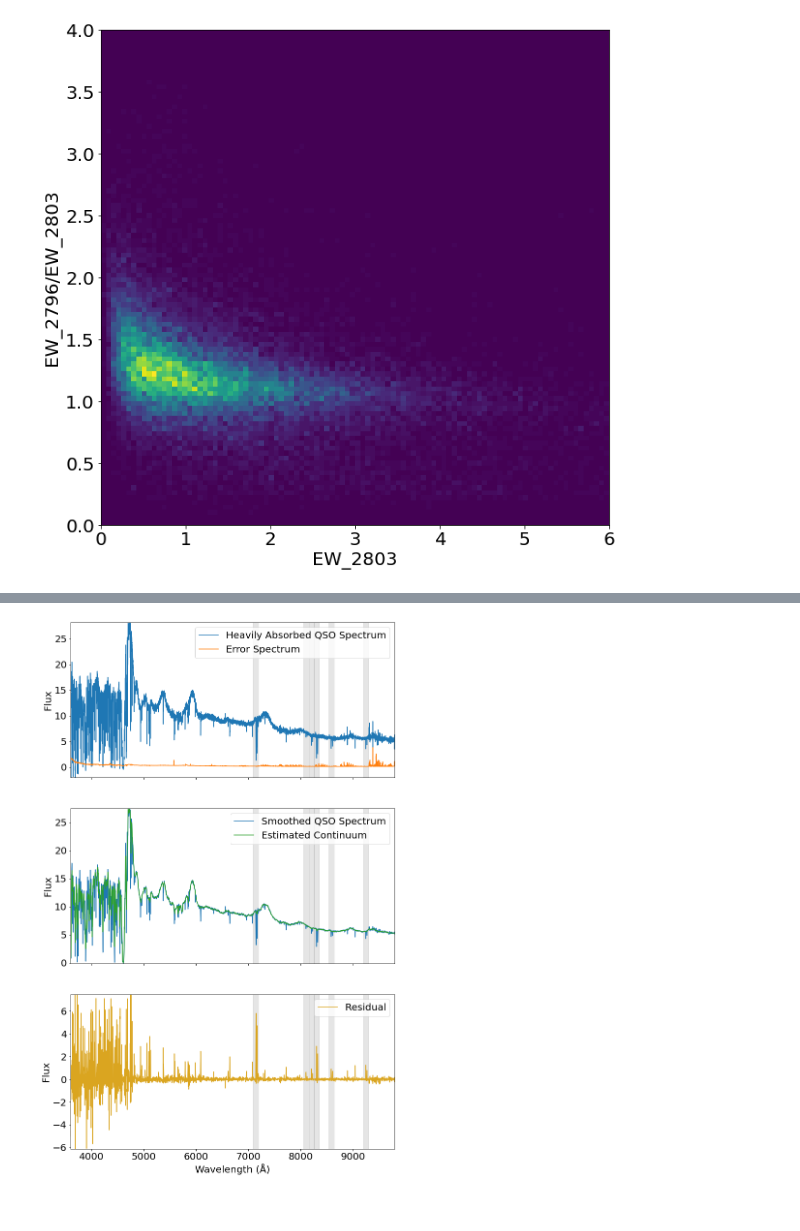
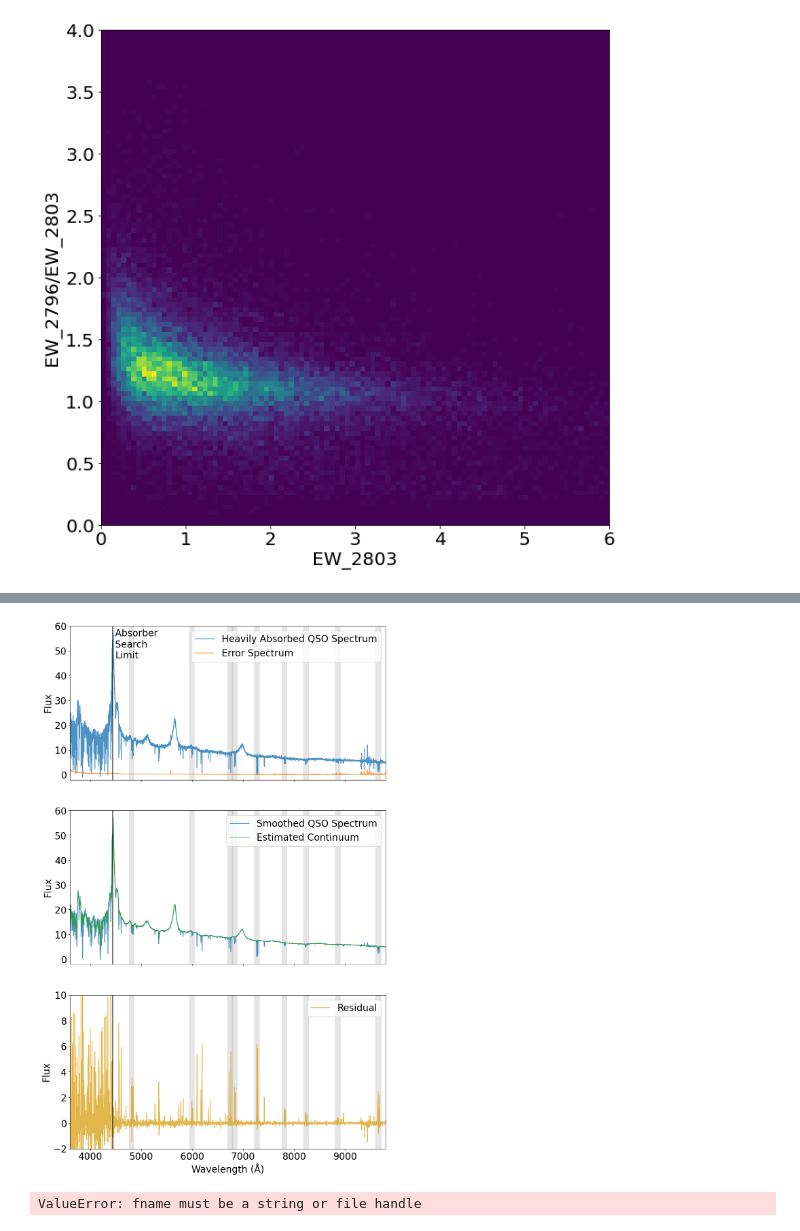
Before and after one commit to LNapolitano/QSO_AB, a Jupyter notebook: Eval_MgII_Cats.ipynb, the cells around one changed output, grey strips where cells are left out. Drawn from its saved outputs; the diff is of its cells as text; code cells hidden in the pictures.

```diff
--- a/Eval_MgII_Cats.ipynb
+++ b/Eval_MgII_Cats.ipynb
@@ -245,6 +397,8 @@ plt.show()
 [figure]
 [figure]
 # %%
+#old 39627776285740167
+
 plt.rcParams.update({'font.size': 20})
 
 #Cell to creat the 6abs plot in paper, don't delete again you dummy
@@ -255,7 +409,7 @@ med_filt_size_tight = 19
 med_filt_size_wide = 39
 
 #TID = 39627776285740167
-MgII_cat_inds = np.where(MgII_cat['TARGETID'] == 39627776285740167)[0]
+MgII_cat_inds = np.where(MgII_cat['TARGETID'] == 39627787799106526)[0]
 
 fi = MgII_cat_inds[0]
 
@@ -281,35 +435,42 @@ cont_est = c_tight*(1-np.arange(f_scale )/f_scale) + c_wide*(np.arange(f_scale )
 
 f, (ax0, ax1, ax2) = plt.subplots(3,1,sharex=True,figsize=(12,20))
 
-ax0.plot(x_spc,y_flx,label = 'Heavily Absorbed QSO Spectrum')
-ax0.plot(x_spc,y_err,label = 'Error Spectrum')
+ax0.plot(x_spc,y_flx,label = 'Heavily Absorbed QSO Spectrum',alpha=0.8)
+ax0.plot(x_spc,y_err,label = 'Error Spectrum',alpha=0.8)
+ax0.axvline(1216*(1+MgII_cat['Z_QSO'][fi]),c='k')
+ax0.text(50+1216*(1+MgII_cat['Z_QSO'][fi]),y=47,s='Absorber \nSearch \nLimit',c='k')
 for z in z_abs:
     ax0.fill_betweenx([-100,100], first_line_wave*(1+float(z))-50, x2=second_line_wave*(1+float(z))+30, alpha=0.2, color='gray')
 
 ax0.set_xlim(3600,9800)
-ax0.set_ylim(np.percentile(y_flx,0.01),np.percentile(y_flx,99.9))
+ax0.set_ylim(-2,60)
 ax0.set_ylabel('Flux')
 ax0.legend()
 
-ax1.plot(x_spc,smooth_yflx,label = 'Smoothed QSO Spectrum')
-ax1.plot(x_spc,cont_est, label = 'Estimated Continuum',c='C02')
+ax1.plot(x_spc,smooth_yflx,label = 'Smoothed QSO Spectrum',alpha=0.8)
+ax1.plot(x_spc,cont_est, label = 'Estimated Continuum',c='C02',alpha=0.8)
+ax1.axvline(1216*(1+MgII_cat['Z_QSO'][fi]),c='k')
 for z in z_abs:
     ax1.fill_betweenx([-100,100], first_line_wave*(1+float(z))-50, x2=second_line_wave*(1+float(z))+30, alpha=0.2, color='gray')
 
 ax1.set_xlim(3600,9800)
-ax1.set_ylim(np.percentile(smooth_yflx,0.01),np.percentile(smooth_yflx,99.9))
+ax1.set_ylim(-2,60)
 ax1.set_ylabel('Flux')
 ax1.legend()
 
-ax2.plot(x_spc,cont_est-smooth_yflx, label = 'Residual',c='goldenrod')
+ax2.plot(x_spc,cont_est-smooth_yflx, label = 'Residual',c='goldenrod',alpha=0.8)
+ax2.axvline(1216*(1+MgII_cat['Z_QSO'][fi]),c='k')
 for z in z_abs:
     ax2.fill_betweenx([-100,100], first_line_wave*(1+float(z))-50, x2=second_line_wave*(1+float(z))+30, alpha=0.2, color='gray')
 
 ax2.set_xlim(3600,9800)
-ax2.set_ylim(np.percentile(cont_est-smooth_yflx,0.01),np.percentile(cont_est-smooth_yflx,99.9))
+ax2.set_ylim(-2,10)
 ax2.set_xlabel('Wavelength (Å)')
 ax2.set_ylabel('Flux')
 ax2.legend()
 
 plt.show()
+
+#plt_data = np.array([x_spc,y_flx,y_err,smooth_yflx,cont_est,cont_est-smooth_yflx])
+#np.savetxt('plt_data.csv',plt_data,delimiter=',')
 # %% [output]
@@ -317 +478,2 @@ INFO:spectra.py:291:read_spectra: iotime 3.649 sec to read coadd-sv3-dark-25955.
-[figure, old version]
+[figure, new version]
+ValueError: fname must be a string or file handle
```
Also changed, not shown: parts of 10 cells of this notebook, 3 other files.
